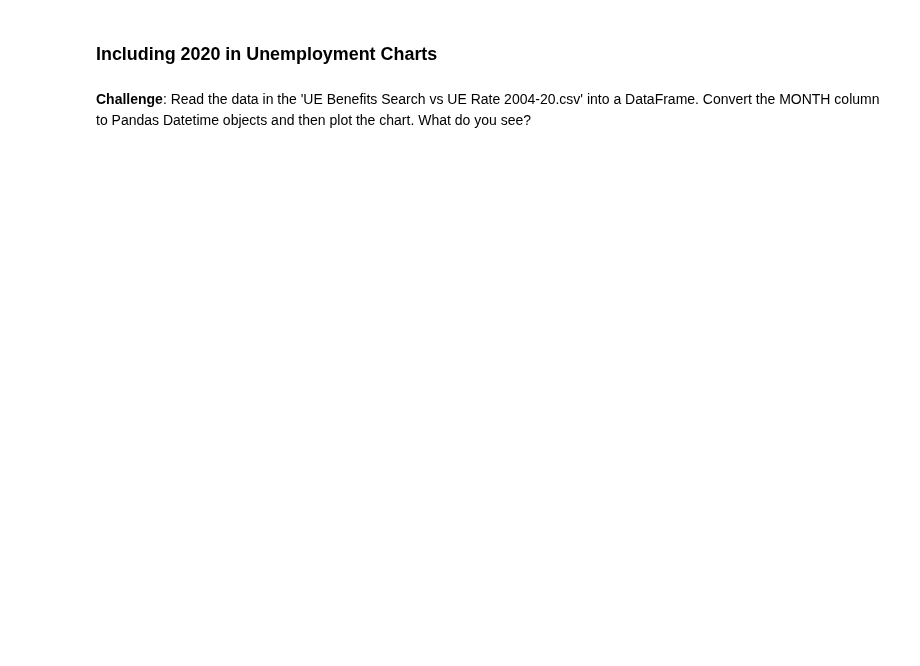
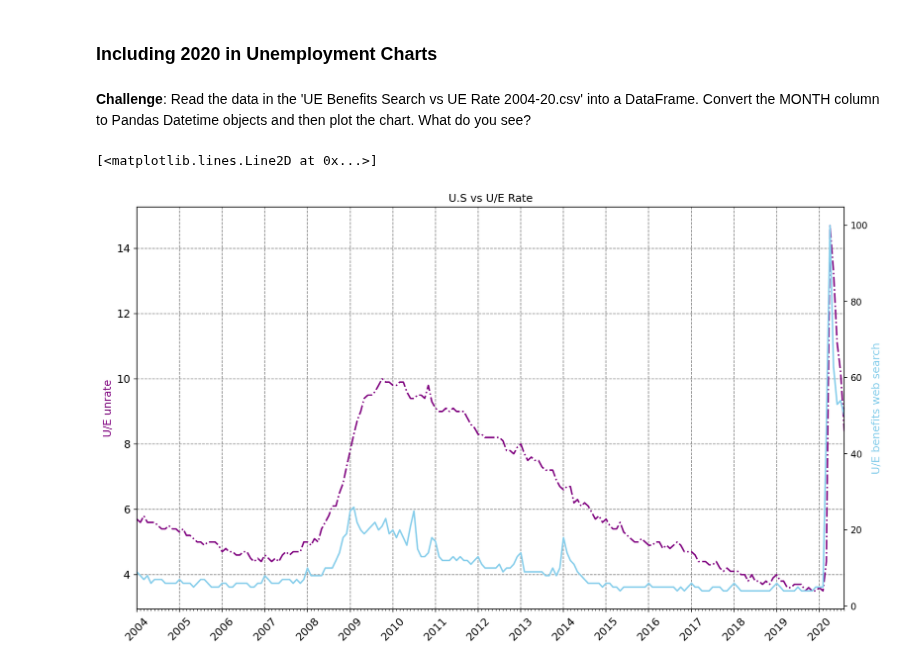
Before and after one commit to nico-Zero/Python, a Jupyter notebook: New_Shit__/Angela_Yu__/Day_74_reshaping/Google Trends Data Viz (start)/Google Trends and Data Visualisation (start).ipynb, the cells around one changed output. Drawn from its saved outputs; the diff is of its cells as text; code cells hidden in the pictures; blank space fills up the shorter version.

```diff
--- a/New_Shit__/Angela_Yu__/Day_74_reshaping/Google Trends Data Viz (start)/Google Trends and Data Visualisation (start).ipynb
+++ b/New_Shit__/Angela_Yu__/Day_74_reshaping/Google Trends Data Viz (start)/Google Trends and Data Visualisation (start).ipynb
@@ -291,3 +321,36 @@ ue_ax2.plot(df_unemployment.MONTH,df_unemployment.UE_BENEFITS_WEB_SEARCH, color
 ### Including 2020 in Unemployment Charts
 # %% [markdown]
 **Challenge**: Read the data in the 'UE Benefits Search vs UE Rate 2004-20.csv' into a DataFrame. Convert the MONTH column to Pandas Datetime objects and then plot the chart. What do you see?
+# %%
+df_unemployment_2020_included = pd.read_csv("UE Benefits Search vs UE Rate 2004-20.csv")
+# %%
+df_unemployment_2020_included["MONTH"] = pd.to_datetime(df_unemployment_2020_included["MONTH"])
+# %%
+# rolling_unemployment = df_unemployment[["UE_BENEFITS_WEB_SEARCH","UNRATE"]].rolling(window=6).mean()
+
+plt.figure(figsize=(14, 8), dpi=150)
+plt.xticks(fontsize = 12, rotation = 45)
+plt.yticks(fontsize = 12)
+plt.title("U.S vs U/E Rate")
+plt.grid(color="gray",linestyle="dashed")
+
+ue_ax1 = plt.gca()
+ue_ax2 = ue_ax1.twinx()
+
+ue_ax1.set_ylabel("U/E unrate", color = "purple", fontsize=12)
+ue_ax2.set_ylabel("U/E benefits web search", color = "skyblue", fontsize=12)
+
+year_locator = mdates.YearLocator()
+month_locator = mdates.MonthLocator()
+year_formatter = mdates.DateFormatter("%Y")
+ue_ax1.xaxis.set_major_locator(year_locator)
+ue_ax1.xaxis.set_minor_locator(month_locator)
+ue_ax1.xaxis.set_major_formatter(year_formatter)
+
+ue_ax1.set_xlim(df_unemployment_2020_included.MONTH.min(),df_unemployment_2020_included.MONTH.max())
+
+ue_ax1.plot(df_unemployment_2020_included.MONTH, df_unemployment_2020_included.UNRATE, color = "purple",linewidth=1.7, linestyle='-.')
+ue_ax2.plot(df_unemployment_2020_included.MONTH,df_unemployment_2020_included.UE_BENEFITS_WEB_SEARCH, color = "skyblue",linewidth=1.7)
+# %% [output]
+[<matplotlib.lines.Line2D at 0x...>]
+[figure, added]
```
Also changed, not shown: parts of 1 cell of this notebook, 2 other files.
